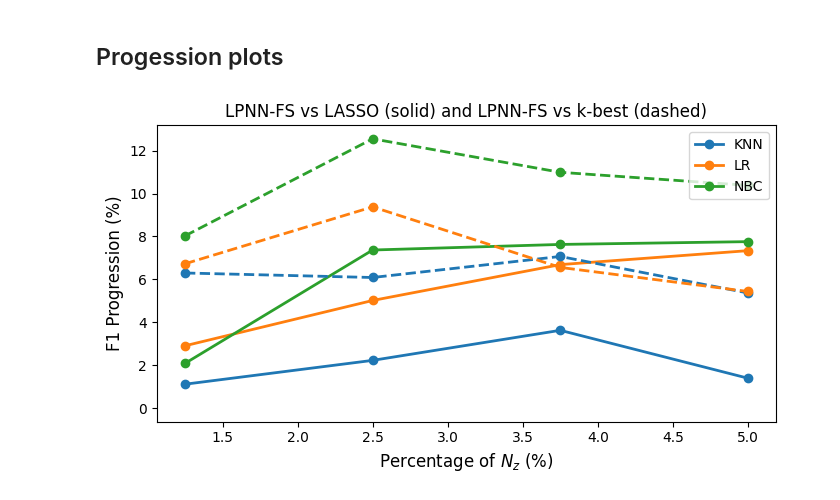
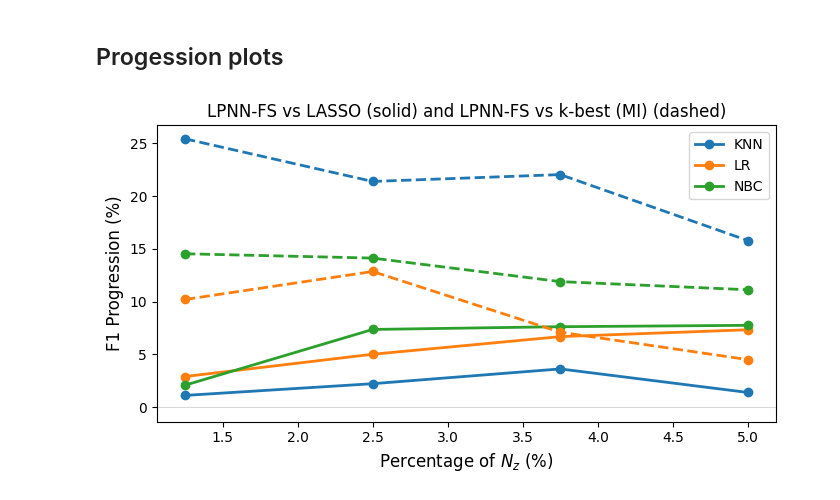
Before and after one commit to JeremCab/Pk-LPNN, a Jupyter notebook: notebooks/Synthetic_results_and_plot.ipynb, the cells around one changed output. Saved outputs shown, nothing was run; the diff lists cells and outputs as text; code cells hidden in the pictures.

```diff
--- a/notebooks/Synthetic_results_and_plot.ipynb
+++ b/notebooks/Synthetic_results_and_plot.ipynb
@@ -266,7 +274,7 @@ for p in p_values:
                 if "pk-lpnn" in results_d[p][n][nz] and model in results_d[p][n][nz]["pk-lpnn"]:
                     pk_lpnn_f1, pk_lpnn_b_acc = results_d[p][n][nz]["pk-lpnn"][model]
 
-                    for mode in ["lasso", "k-best"]:
+                    for mode in ["lasso", "k-best", "k-best-mi"]:
                         if mode in results_d[p][n][nz] and model in results_d[p][n][nz][mode]:
                             mode_f1, mode_b_acc = results_d[p][n][nz][mode][model]
 
@@ -343,6 +363,7 @@ Table for p = 4000, n = 400, nz = 200:
 # Initialisation des listes pour les résultats
 lasso_data = []
 kbest_data = []
+kbestmi_data = []
 
 # Collecte des données pour k-best et lasso
 for p in progression_percentages:
@@ -384,10 +405,26 @@ for p in progression_percentages:
                         "F1 Progression": 0,
                         "Balanced Accuracy Progression": 0
                     })
+                # Pour k-best-mi
+                if "k-best-mi" in metrics[model]:
+                    kbestmi_data.append({
+                        "Nz Percentage": nz_percentage,
+                        "Model": model,
+                        "F1 Progression": metrics[model]["k-best-mi"].get("f1_progression", 0),
+                        "Balanced Accuracy Progression": metrics[model]["k-best-mi"].get("b_acc_progression", 0)
+                    })
+                else:
+                    kbestmi_data.append({
+                        "Nz Percentage": nz_percentage,
+                        "Model": model,
+                        "F1 Progression": 0,
+                        "Balanced Accuracy Progression": 0
+                    })
 
 # Création des DataFrames pour lasso et k-best
 lasso_df = pd.DataFrame(lasso_data)
 kbest_df = pd.DataFrame(kbest_data)
+kbestmi_df = pd.DataFrame(kbestmi_data)
 
 # Affichage des DataFrames pour chaque méthode
 print("Lasso Results DataFrame:")
@@ -395,6 +432,8 @@ display(lasso_df)
 
 print("K-Best Results DataFrame:")
 display(kbest_df)
+print("K-Best-mi Results DataFrame:")
+display(kbestmi_df)
 # %% [output]
 Lasso Results DataFrame:
 |  | Nz Percentage | Model | F1 Progression | Balanced Accuracy Progression |
@@ -452,8 +505,10 @@ def save_dataframe_as_image(df, file_name):
 # %%
 # Initialisation des données pour les courbes
 kbest_f1_progression = {model: [] for model in models}
+kbestmi_f1_progression = {model: [] for model in models} #XXXXX
 lasso_f1_progression = {model: [] for model in models}
 kbest_b_acc_progression = {model: [] for model in models}
+kbestmi_b_acc_progression = {model: [] for model in models} #XXXXX
 lasso_b_acc_progression = {model: [] for model in models}
 nz_percentages = []  # Stockage des pourcentages de Nz
 
@@ -476,6 +531,13 @@ for p in progression_percentages:
                         kbest_f1_progression[model].append(0)
                         kbest_b_acc_progression[model].append(0)
 
+                    if "k-best-mi" in metrics[model]: #XXXXX
+                        kbestmi_f1_progression[model].append(metrics[model]["k-best-mi"].get("f1_progression", 0))
+                        kbestmi_b_acc_progression[model].append(metrics[model]["k-best-mi"].get("b_acc_progression", 0))
+                    else:
+                        kbestmi_f1_progression[model].append(0)
+                        kbestmi_b_acc_progression[model].append(0)
+
                     if "lasso" in metrics[model]:
                         lasso_f1_progression[model].append(metrics[model]["lasso"].get("f1_progression", 0))
                         lasso_b_acc_progression[model].append(metrics[model]["lasso"].get("b_acc_progression", 0))
@@ -492,7 +554,7 @@ def model_name(model):
 save_folder = "../results/Synthetic/plots"
 # %%
 # Fonction pour tracer les courbes
-def plot_progressions(nz_percentages, progression_data, p, metrics, save=False):
+def plot_progressions(nz_percentages, progression_data, p, metrics, legend="",  save=False):
 
     progression_data_lasso = progression_data[0]
     progression_data_kbest = progression_data[1]
@@ -519,22 +581,23 @@ def plot_progressions(nz_percentages, progression_data, p, metrics, save=False):
     y_min = plt.ylim()[0] if plt.ylim()[0] < 0 else 0
     plt.axhspan(y_min, 0, facecolor="grey", alpha=0.3)
 
-    plt.title("LPNN-FS vs LASSO (solid) and LPNN-FS vs k-best (dashed)")
+    plt.title(f"LPNN-FS vs LASSO (solid) and LPNN-FS vs k-best{legend} (dashed)")
     plt.xlabel("Percentage of $N_z$ (%)", size=12)
     plt.ylabel(f"{metrics} Progression (%)", size=12)
     plt.grid(False)
     plt.legend(loc="upper right")
     plt.tight_layout()
     if save==True:
-        plt.savefig(os.path.join(save_folder, f"progression_{metrics}_p={p}.pdf"))
+        plt.savefig(os.path.join(save_folder, f"progression_{metrics}_p={p}{legend}.pdf"))
     plt.show()
 # %%
-# Graphiques pour k-best
+# Graphiques pour k-best/k-bestmi/lasso
 plot_progressions(
     nz_percentages,
-    [lasso_f1_progression, kbest_f1_progression],
+    [lasso_f1_progression, kbestmi_f1_progression],
     p=p_values[0], metrics="F1",
+    legend=" (MI)",
     save=True
 )
 # %% [output]
-[figure, old version]
+[figure, new version]
```
Also changed, not shown: parts of 8 cells of this notebook.
